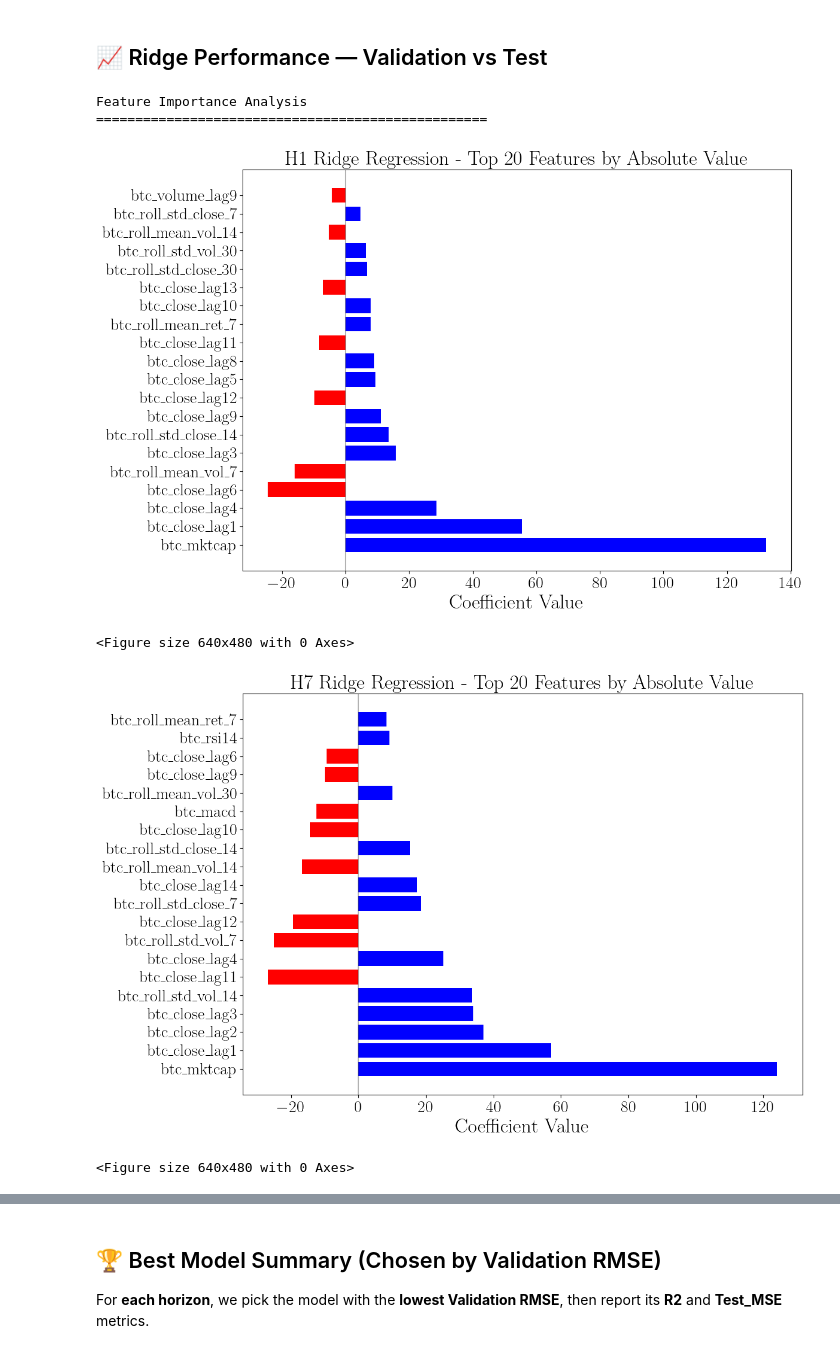
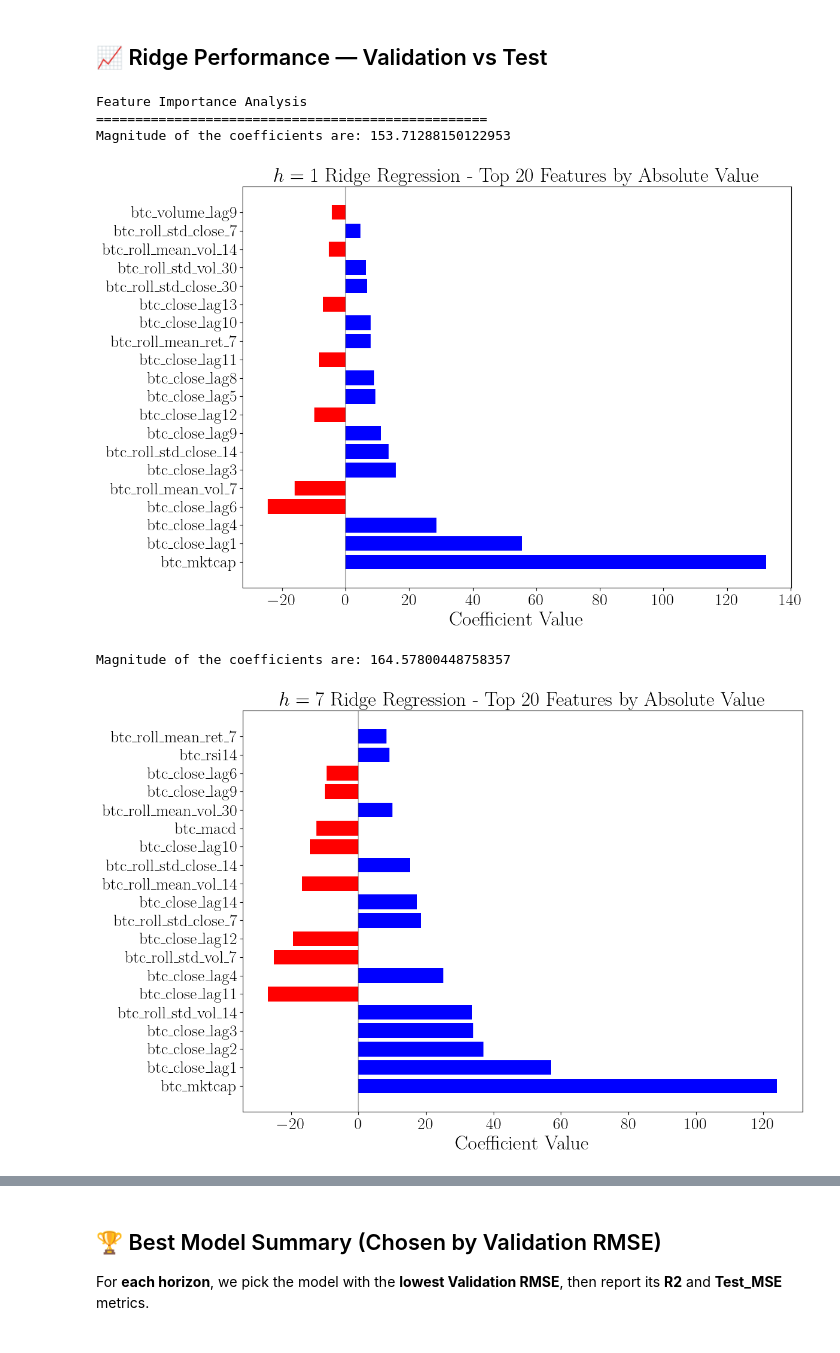
Before and after one commit to TahaWasiq/CS_598_Project_1, a Jupyter notebook: scripts_models/regression_models.ipynb, the cells around one changed output, grey strips where cells are left out. Saved outputs shown, nothing was run; the diff lists cells and outputs as text; code cells hidden in the pictures.

```diff
--- a/scripts_models/regression_models.ipynb
+++ b/scripts_models/regression_models.ipynb
@@ -55,8 +55,8 @@ print(f"H7 - Train: {h7_train.shape}, Val: {h7_val.shape}, Test: {h7_test.shape}
 H1 - Train: (1877, 60), Val: (402, 60), Test: (403, 60)
 H7 - Train: (1873, 60), Val: (401, 60), Test: (402, 60)
 # %%
-bundle_h1=BitcoinModeler.DataManager.prepare(h1_train, h1_val, h1_test, "y_btc_close_t+1", "H1")
-bundle_h7=BitcoinModeler.DataManager.prepare(h7_train, h7_val, h7_test, "y_btc_close_t+7", "H7")
+bundle_h1=BitcoinModeler.DataManager.prepare(h1_train, h1_val, h1_test, "y_btc_close_t+1", r"h=1")
+bundle_h7=BitcoinModeler.DataManager.prepare(h7_train, h7_val, h7_test, "y_btc_close_t+7", r"h=7")
 # %% [markdown]
 > Note: Features are **already z-score normalized using train-only stats** in `split.py` to avoid leakage.
 # %%
@@ -140,22 +139,22 @@ Feature Importance Analysis
 # %% [markdown]
 ## 📈 Ridge Performance — Validation vs Test
 # %%
-# Feature importance for Lasso models
+# Feature importance for Ridge models
 ridge_h1 = [m for m in runner_h1.models if m.name == "Ridge"][0]
 ridge_h7 = [m for m in runner_h7.models if m.name == "Ridge"][0]
-H1RidgeModelWrap = ModelWrapper("H1", ridge_h1.model)
-H7RidgeModelWrap = ModelWrapper("H7", ridge_h7.model)
+H1RidgeModelWrap = ModelWrapper("h=1", ridge_h1.model)
+H7RidgeModelWrap = ModelWrapper("h=7", ridge_h7.model)
 # %%
 print("Feature Importance Analysis")
 print("="*50)
 # H1 Ridge
-h1_ridge_features = H1RidgeModelWrap.plot_feature_importance(bundle_h1.feature_cols, 'H1 Ridge Regression', plot_name=plot_dir+'h1_ridge_coefs.pdf')
-# H7 Lasso
-h7_ridge_features = H7RidgeModelWrap.plot_feature_importance(bundle_h7.feature_cols, 'H7 Ridge Regression', plot_name=plot_dir+'h7_ridge_coefs.pdf')
+h1_ridge_features = H1RidgeModelWrap.plot_feature_importance(bundle_h1.feature_cols, rf'$h=1$ Ridge Regression', plot_name=plot_dir+'h1_ridge_coefs.pdf')
+# H7 Ridge
+h7_ridge_features = H7RidgeModelWrap.plot_feature_importance(bundle_h7.feature_cols, rf'$h=7$ Ridge Regression', plot_name=plot_dir+'h7_ridge_coefs.pdf')
 # %% [output]
 Feature Importance Analysis
 ==================================================
+Magnitude of the coefficients are: 153.71288150122953
-[figure, old version]
+[figure, new version]
-<Figure size 640x480 with 0 Axes>
+Magnitude of the coefficients are: 164.57800448758357
-[figure, old version]
+[figure, new version]
-<Figure size 640x480 with 0 Axes>
```
Also changed, not shown: parts of 11 cells of this notebook, 15 other files.
